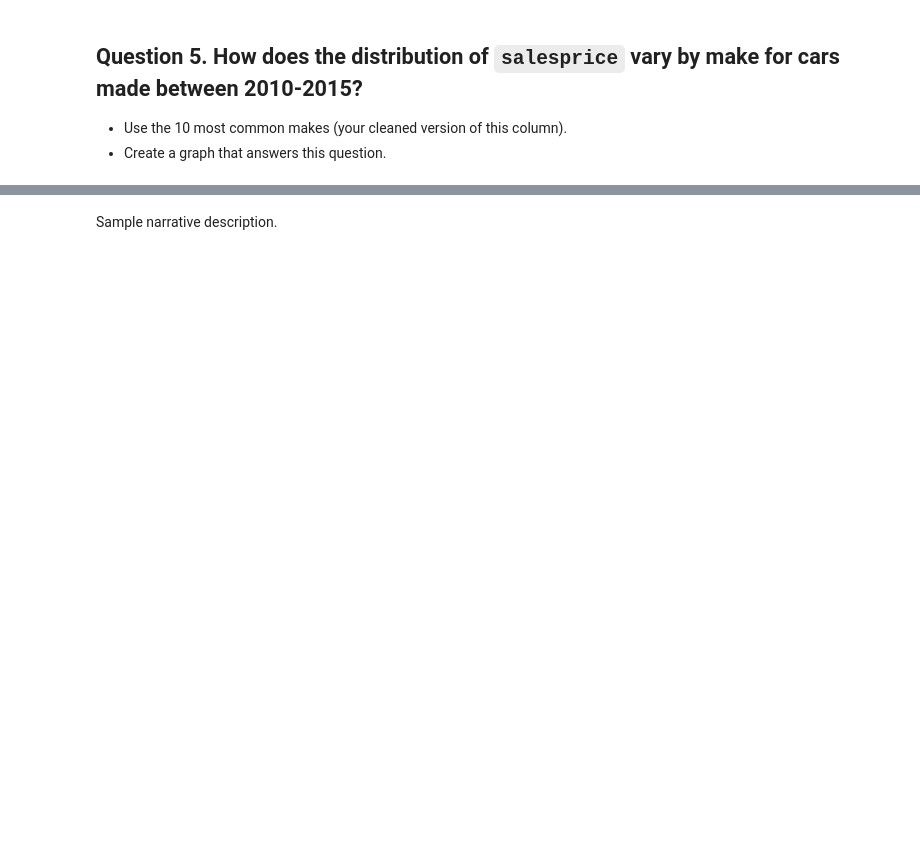
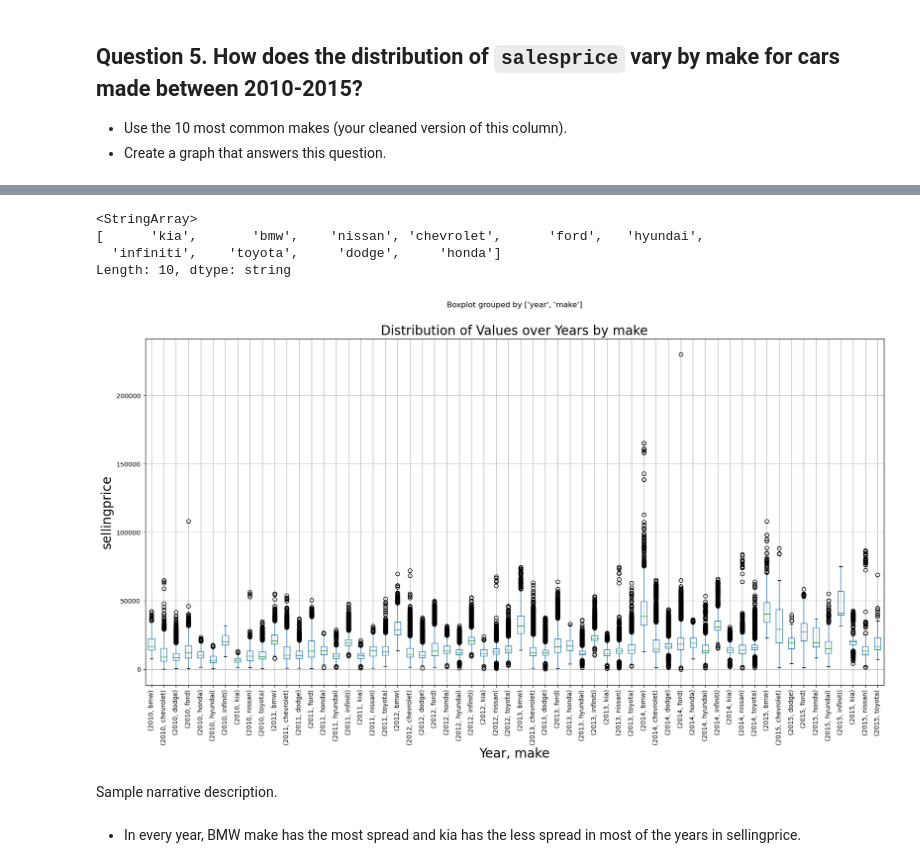
Before and after one commit to SiddhiRohith29/data602, a Jupyter notebook: Week-02/car-priceshw2.ipynb, the cells around one changed output, grey strips where cells are left out. Cells and saved outputs as stored; diff of their text form; code cells hidden in the pictures; blank space fills up the shorter version.

```diff
--- a/Week-02/car-priceshw2.ipynb
+++ b/Week-02/car-priceshw2.ipynb
@@ -333,0 +354,3 @@ df_dis
+# %%
+df4 = pd.merge(df_yearselect, df_common[['make']], on='make')
+df4
@@ -334,2 +371,20 @@ df_dis
+# %%
+df4['make'].unique()
+# %% [output]
+<StringArray>
+[      'kia',       'bmw',    'nissan', 'chevrolet',      'ford',   'hyundai',
+  'infiniti',    'toyota',     'dodge',     'honda']
+Length: 10, dtype: string
+# %%
+df4.boxplot(column='sellingprice', by=['year', 'make'], figsize=(20, 10))
+plt.title('Distribution of Values over Years by make', fontsize= 20)
+plt.xlabel('Year, make',fontsize= 20)
+plt.ylabel('sellingprice',fontsize= 20)
+plt.xticks(rotation=90)
+plt.show()
+# %% [output]
+[figure, added]
 # %% [markdown]
 Sample narrative description.
+# %% [markdown]
+* In every year, BMW make has the most spread and kia has the less spread in most of the years in sellingprice.
```
Also changed, not shown: parts of 8 cells of this notebook.
